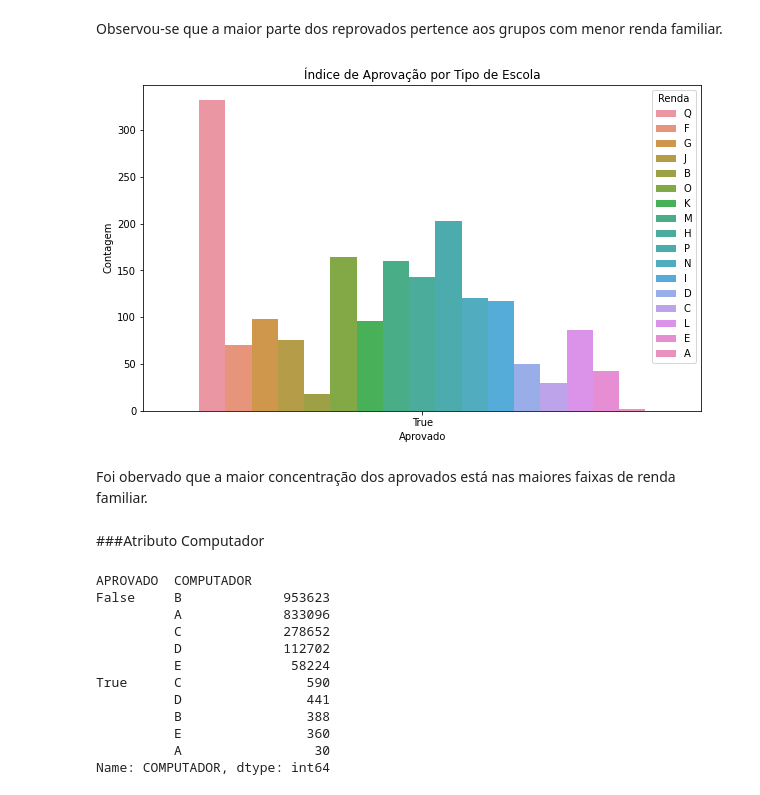
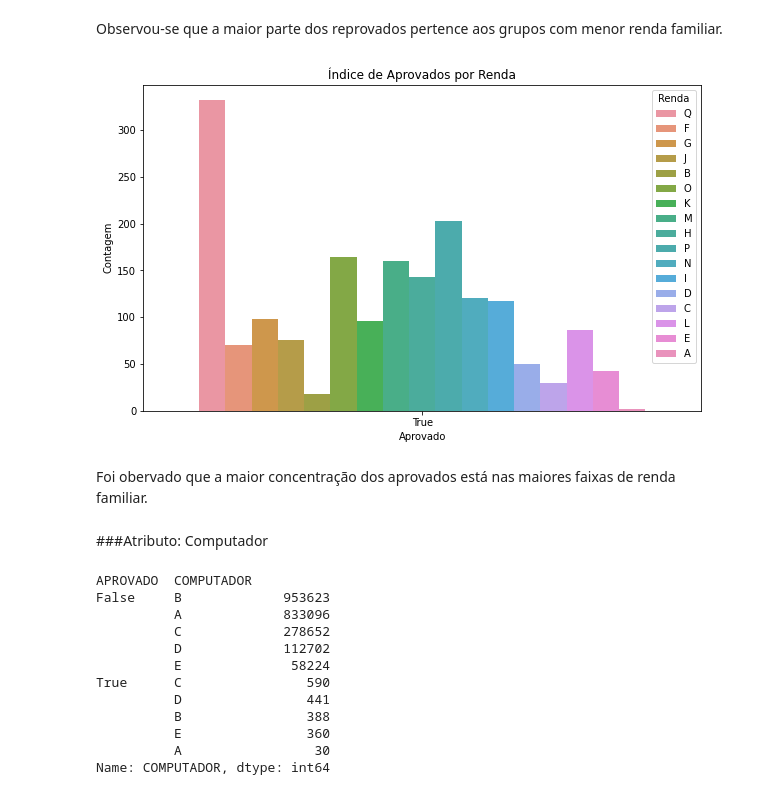
Before and after one commit to GabrielCdev/INEP_dataset_analysis, a Jupyter notebook: INEP_Dataset_Analysis.ipynb, the cells around one changed output. Drawn from its saved outputs; the diff is of its cells as text; code cells hidden in the pictures.

```diff
--- a/INEP_Dataset_Analysis.ipynb
+++ b/INEP_Dataset_Analysis.ipynb
@@ -295,3 +297,5 @@ enem_df['APROVADO'] = enem_df['APROVADO'].astype('bool')
+# %%
+enem_df.loc[enem_df['REGIAO_ESCOLA'].isna(), 'REGIAO_ESCOLA'] = 'NI' #Não informado
 # %% [markdown]
 ##Sumarização dos dados categóricos
 # %%
@@ -849,19 +855,19 @@ Observou-se que a maior parte dos reprovados pertence aos grupos com menor renda
 # %%
 fig, ax = plt.subplots(figsize=(10, 6))
 sns.countplot(data=aprovado, x="APROVADO", hue='RENDA', ax=ax)
 
-plt.title('Índice de Aprovação por Tipo de Escola')
+plt.title('Índice de Aprovados por Renda')
 plt.xlabel('Aprovado')
 plt.ylabel('Contagem')
 plt.legend(title='Renda')
 
 plt.show()
 # %% [output]
-[figure, old version]
+[figure, new version]
 # %% [markdown]
 Foi obervado que a maior concentração dos aprovados está nas maiores faixas de renda familiar.
 # %% [markdown]
-###Atributo Computador
+###Atributo: Computador
 # %%
 group_byComputer = enem_df.groupby('APROVADO')['COMPUTADOR'].value_counts()
 group_byComputer
```
Also changed, not shown: parts of 43 cells of this notebook.
